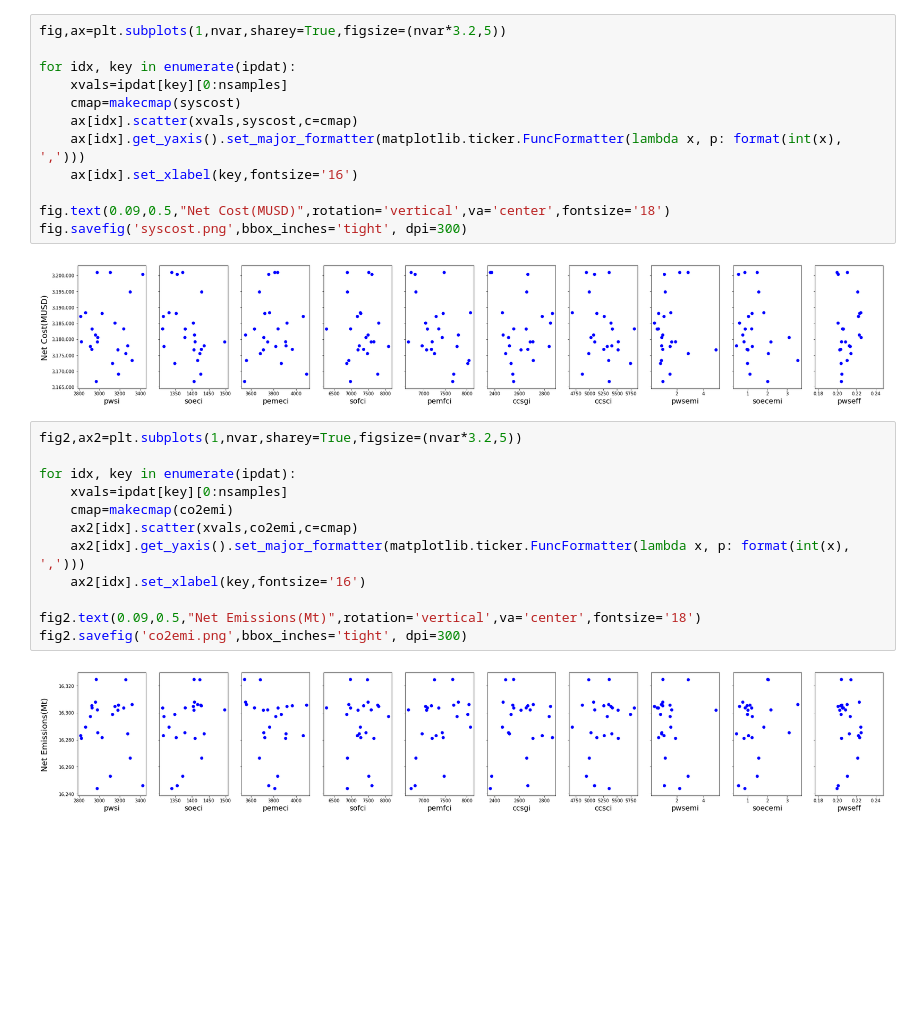
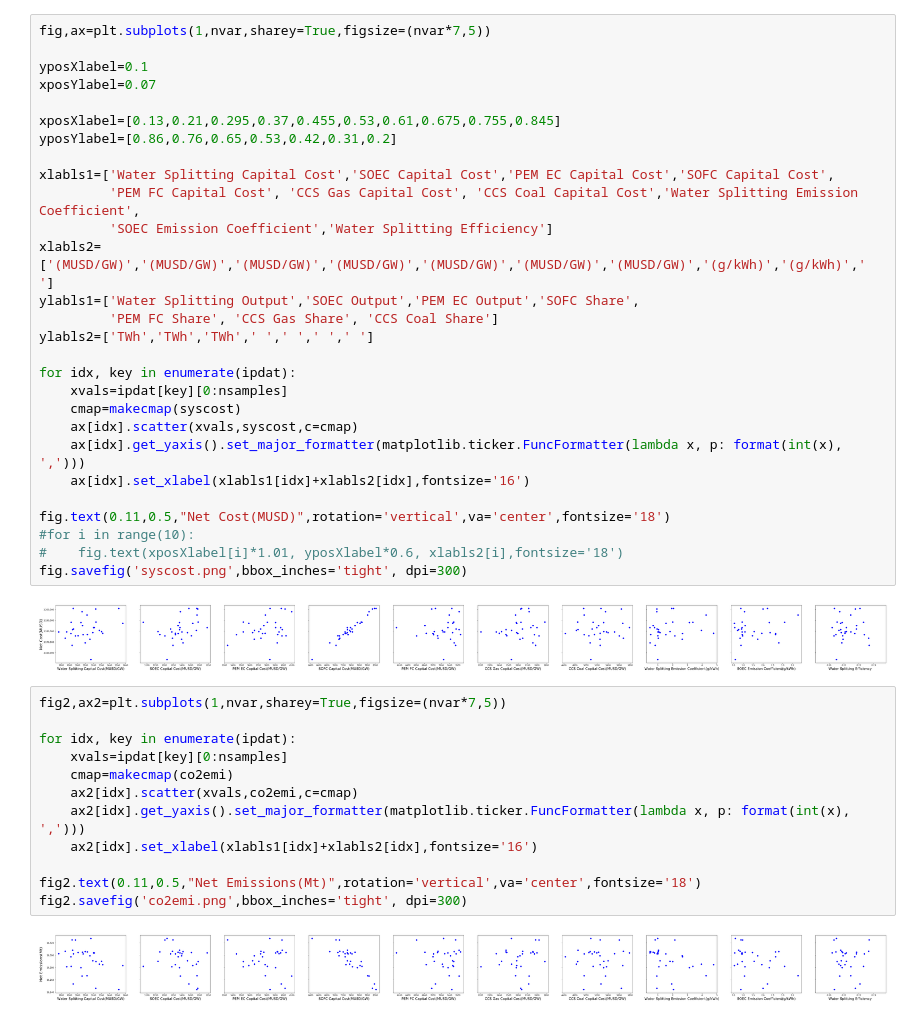
Before and after one commit to arfc/i2cner, a Jupyter notebook: scripts/sensitivity-analysis/sa_plots.ipynb, the cells around one changed output. Cells and saved outputs as stored; diff of their text form; blank space fills up the shorter version.

Commit message:
added formatting suggestions from kdh
Former-commit-id: 5a328215e5e1b94bd9c3260c5ae7298f29142c33
Former-commit-id: b9e8e11c413ac608eb2c964f274005b83ad7ce69

```diff
--- a/scripts/sensitivity-analysis/sa_plots.ipynb
+++ b/scripts/sensitivity-analysis/sa_plots.ipynb
@@ -99,34 +102,50 @@ for j in range(1,nsamples+1):
             sval=float(np.sum(op[key]))/netgen
 #        sval=float(np.sum(op[key]))/1000.0
         share[key].append(sval)
+# %%
+fig,ax=plt.subplots(1,nvar,sharey=True,figsize=(nvar*7,5))
+
+yposXlabel=0.1
+xposYlabel=0.07
+
+xposXlabel=[0.13,0.21,0.295,0.37,0.455,0.53,0.61,0.675,0.755,0.845]
+yposYlabel=[0.86,0.76,0.65,0.53,0.42,0.31,0.2]
+
+xlabls1=['Water Splitting Capital Cost','SOEC Capital Cost','PEM EC Capital Cost','SOFC Capital Cost',
+         'PEM FC Capital Cost', 'CCS Gas Capital Cost', 'CCS Coal Capital Cost','Water Splitting Emission Coefficient',
+         'SOEC Emission Coefficient','Water Splitting Efficiency']
+xlabls2=['(MUSD/GW)','(MUSD/GW)','(MUSD/GW)','(MUSD/GW)','(MUSD/GW)','(MUSD/GW)','(MUSD/GW)','(g/kWh)','(g/kWh)',' ']
+ylabls1=['Water Splitting Output','SOEC Output','PEM EC Output','SOFC Share',
+         'PEM FC Share', 'CCS Gas Share', 'CCS Coal Share']
+ylabls2=['TWh','TWh','TWh',' ',' ',' ',' ']
+
+for idx, key in enumerate(ipdat):
+    xvals=ipdat[key][0:nsamples]
+    cmap=makecmap(syscost)
+    ax[idx].scatter(xvals,syscost,c=cmap)
+    ax[idx].get_yaxis().set_major_formatter(matplotlib.ticker.FuncFormatter(lambda x, p: format(int(x), ',')))
+    ax[idx].set_xlabel(xlabls1[idx]+xlabls2[idx],fontsize='16')
+
+fig.text(0.11,0.5,"Net Cost(MUSD)",rotation='vertical',va='center',fontsize='18')
+#for i in range(10):
+#    fig.text(xposXlabel[i]*1.01, yposXlabel*0.6, xlabls2[i],fontsize='18')
+fig.savefig('syscost.png',bbox_inches='tight', dpi=300)
+# %% [output]
+[figure, added]
 # %%
-fig,ax=plt.subplots(1,nvar,sharey=True,figsize=(nvar*3.2,5))
+fig2,ax2=plt.subplots(1,nvar,sharey=True,figsize=(nvar*7,5))
 
 for idx, key in enumerate(ipdat):
     xvals=ipdat[key][0:nsamples]
-    cmap=makecmap(syscost)
-    ax[idx].scatter(xvals,syscost,c=cmap)
-    ax[idx].get_yaxis().set_major_formatter(matplotlib.ticker.FuncFormatter(lambda x, p: format(int(x), ',')))
-    ax[idx].set_xlabel(key,fontsize='16')
+    cmap=makecmap(co2emi)
+    ax2[idx].scatter(xvals,co2emi,c=cmap)
+    ax2[idx].get_yaxis().set_major_formatter(matplotlib.ticker.FuncFormatter(lambda x, p: format(int(x), ',')))
+    ax2[idx].set_xlabel(xlabls1[idx]+xlabls2[idx],fontsize='16')
 
-fig.text(0.09,0.5,"Net Cost(MUSD)",rotation='vertical',va='center',fontsize='18')
-fig.savefig('syscost.png',bbox_inches='tight', dpi=300)
+fig2.text(0.11,0.5,"Net Emissions(Mt)",rotation='vertical',va='center',fontsize='18')
+fig2.savefig('co2emi.png',bbox_inches='tight', dpi=300)
 # %% [output]
-[figure, old version]
+[figure, new version]
-# %%
-fig2,ax2=plt.subplots(1,nvar,sharey=True,figsize=(nvar*3.2,5))
-
-for idx, key in enumerate(ipdat):
-    xvals=ipdat[key][0:nsamples]
-    cmap=makecmap(co2emi)
-    ax2[idx].scatter(xvals,co2emi,c=cmap)
-    ax2[idx].get_yaxis().set_major_formatter(matplotlib.ticker.FuncFormatter(lambda x, p: format(int(x), ',')))
-    ax2[idx].set_xlabel(key,fontsize='16')
-
-fig2.text(0.09,0.5,"Net Emissions(Mt)",rotation='vertical',va='center',fontsize='18')
-fig2.savefig('co2emi.png',bbox_inches='tight', dpi=300)
-# %% [output]
-[figure, removed]
 # %%
 #pws plot
 ntech=len(techlist)
```
Also changed, not shown: parts of 2 cells of this notebook.
